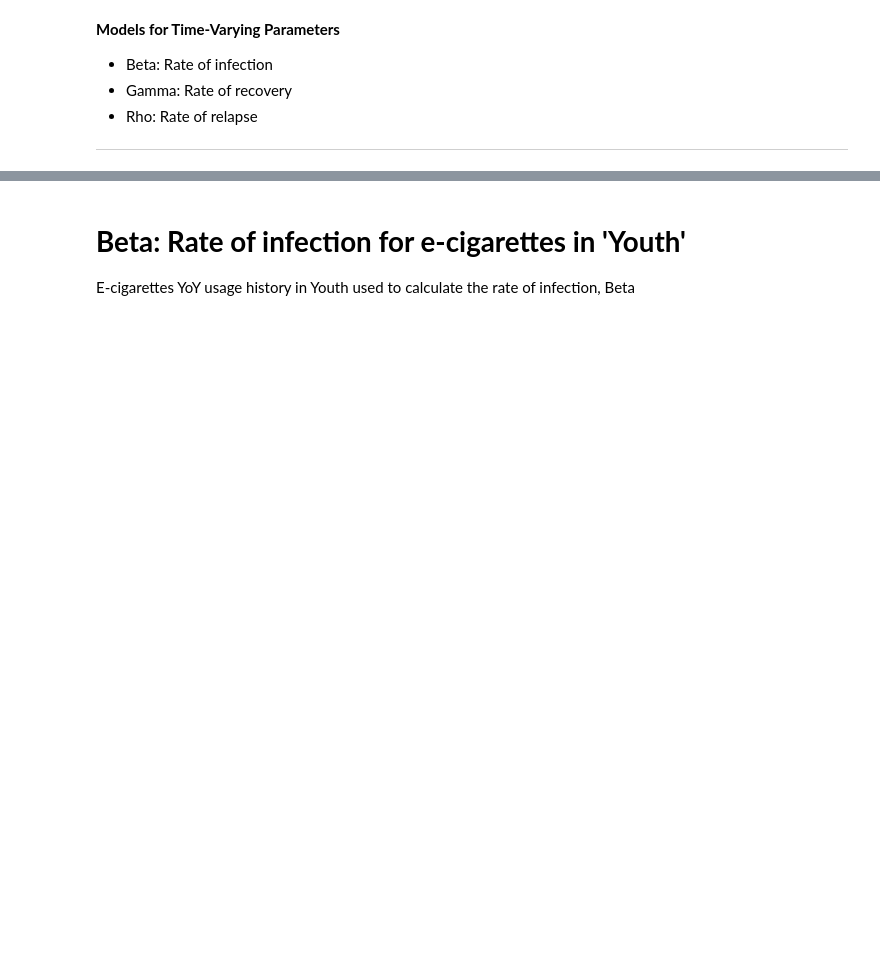
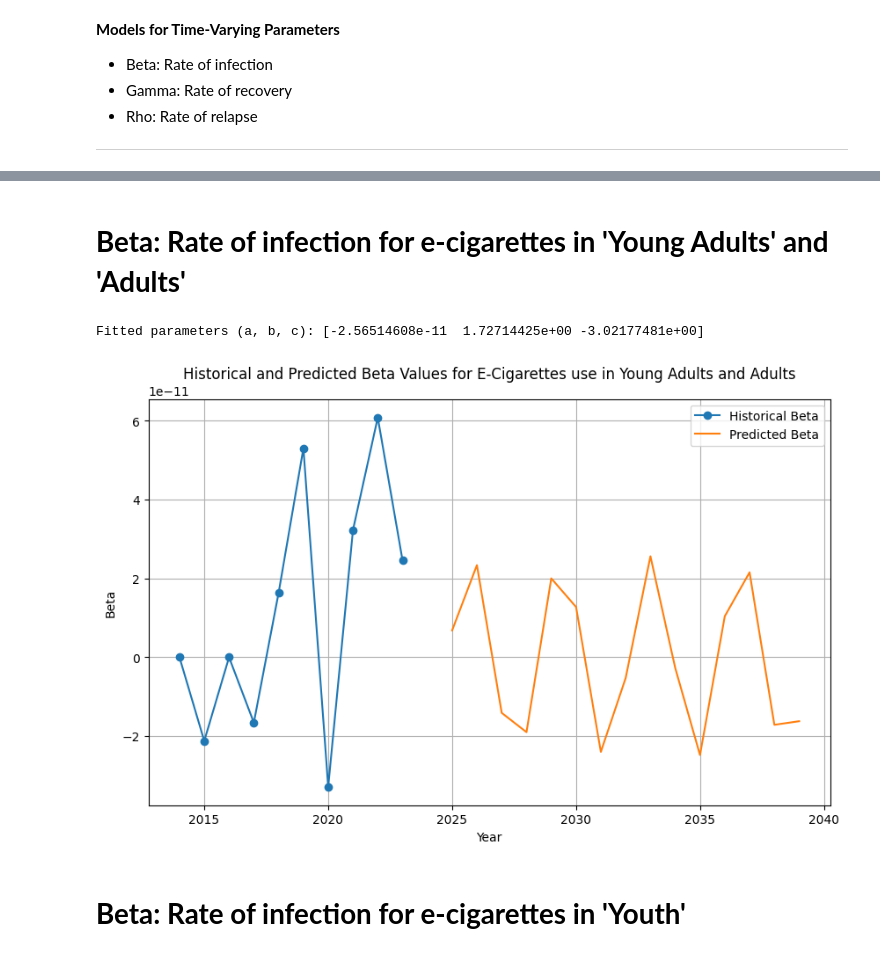
Before and after one commit to revak18/nicotine_use_mathmodel, a Jupyter notebook: Models_Infection_Recovery_Rates.ipynb, the cells around one changed output, grey strips where cells are left out. Saved outputs shown, nothing was run; the diff lists cells and outputs as text; code cells hidden in the pictures; blank space fills up the shorter version.

```diff
--- a/Models_Infection_Recovery_Rates.ipynb
+++ b/Models_Infection_Recovery_Rates.ipynb
@@ -116,4 +22,77 @@ plt.show()
+# %% [markdown]
+# **Beta: Rate of infection for e-cigarettes in 'Young Adults' and 'Adults'**
+# %%
+import numpy as np
+import pandas as pd
+import matplotlib.pyplot as plt
+from scipy.optimize import curve_fit
+
+data = {
+    'Year': [2014, 2015, 2016, 2017, 2018, 2019, 2020, 2021, 2022, 2023],
+    'Percentage_Using': [3.7, 3.2, 3.2, 2.8, 3.2, 4.5, 3.7, 4.5, 6.0, 6.6],
+    'Total_Population_Millions': [244793112, 247085274, 249372462, 251489792, 253452698, 255241278, 257269724, 258418544, 260046087, 262083034]
+}
+df = pd.DataFrame(data)
+# Calculating Delta P and Susceptible Population
+df['Delta_P'] = df['Percentage_Using'].diff().fillna(0) / 100  # Converting percentage to proportion
+df['Susceptible_Population'] = 1 - df['Percentage_Using'].shift(1).fillna(df['Percentage_Using'][0]) / 100
+
+# Calculating beta
+df['Beta'] = df['Delta_P'] / (df['Susceptible_Population'] * df['Total_Population_Millions'].shift(1).fillna(df['Total_Population_Millions'][0]))
+# %%
+import pandas as pd
+import numpy as np
+from scipy.optimize import curve_fit
+import matplotlib.pyplot as plt
+
+# Define a function to model the beta values (you can experiment with different functions)
+def model_beta(t, a, b, c):
+    """
+    Model beta values using a sinusoidal function.
+
+    Args:
+        t: Time (years since 2011)
+        a: Amplitude
+        b: Frequency
+        c: Phase shift
+
+    Returns:
+        Predicted beta value
+    """
+    return a * np.sin(b * t + c)
+
+# Prepare data for curve fitting
+t = df['Year'] - df['Year'].min()  # Time in years since 2011
+y = df['Beta']
+
+# Perform curve fitting
+popt, pcov = curve_fit(model_beta, t, y)
+a, b, c = popt
+
+# Predict future beta values
+future_years = np.arange(2025, 2040)
+future_t = future_years - df['Year'].min()
+predicted_beta = model_beta(future_t, a, b, c)
+
+# Create a DataFrame for the results
+results_df = pd.DataFrame({'Year': future_years, 'Predicted_Beta': predicted_beta})
+
+# Print the results
+print("Fitted parameters (a, b, c):", popt)
+#print("Predicted Beta Values:\n", results_df)
+
+# Plotting (Optional)
+plt.figure(figsize=(10, 6))
+plt.plot(df['Year'], df['Beta'], label='Historical Beta', marker='o')
+plt.plot(future_years, predicted_beta, label='Predicted Beta')
+plt.xlabel('Year')
+plt.ylabel('Beta')
+plt.title('Historical and Predicted Beta Values for E-Cigarettes use in Young Adults and Adults')
+plt.legend()
+plt.grid(True)
+plt.show()
+# %% [output]
+Fitted parameters (a, b, c): [-2.56514608e-11  1.72714425e+00 -3.02177481e+00]
+[figure, added]
 # %% [markdown]
 # **Beta: Rate of infection for e-cigarettes in 'Youth'**
-
-E-cigarettes YoY usage history in Youth used to calculate the rate of infection, Beta
```
Also changed, not shown: parts of 16 cells of this notebook.
